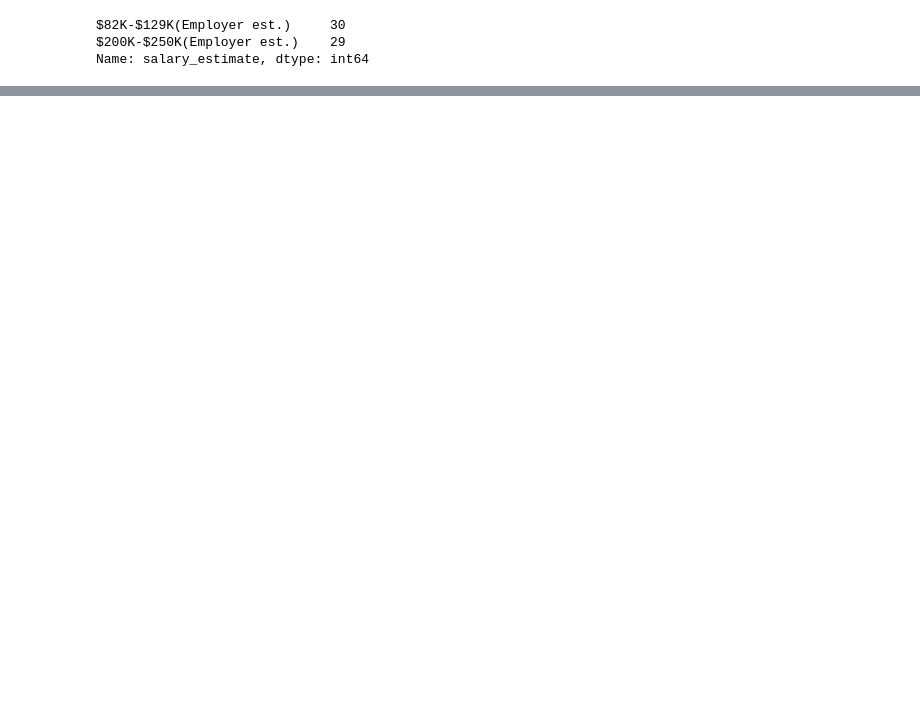
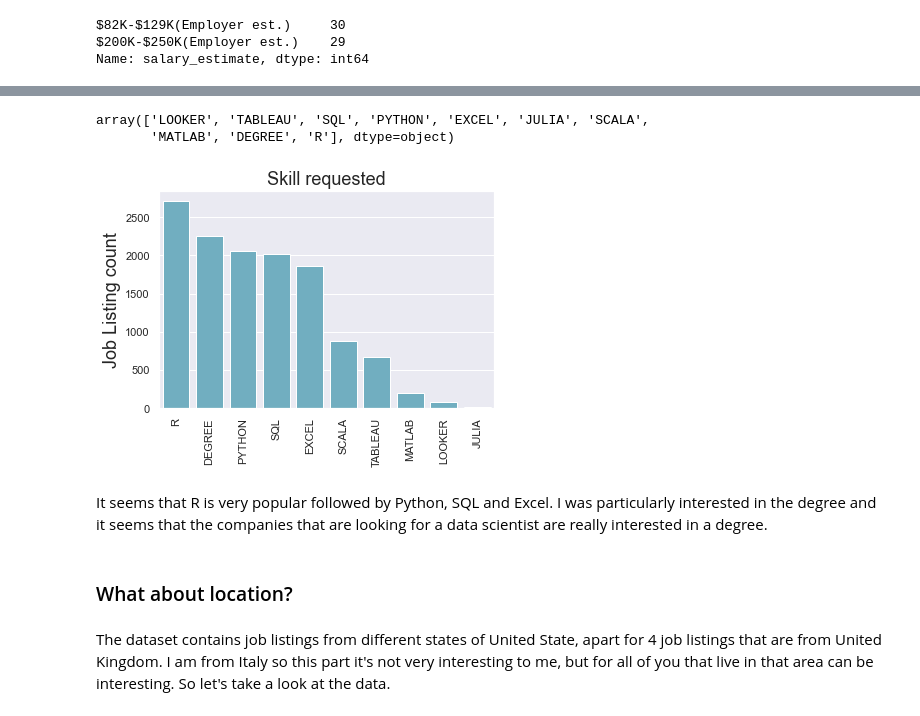
Before and after one commit to mariangelabonghi/DataAnalysis, a Jupyter notebook: DataScientistJob/DataScientistJobs.ipynb, the cells around one changed output, grey strips where cells are left out. Saved outputs shown, nothing was run; the diff lists cells and outputs as text; code cells hidden in the pictures; blank space fills up the shorter version.

Commit message:
feat: cleaning and exploring dataset

```diff
--- a/DataScientistJob/DataScientistJobs.ipynb
+++ b/DataScientistJob/DataScientistJobs.ipynb
@@ -317,0 +334,5 @@ Name: revenue, dtype: int64
+# %%
+skill =['LOOKER','TABLEAU','SQL','PYTHON','EXCEL','JULIA','SCALA','MATLAB','DEGREE','R']
+# %%
+skill_counts = df_copy[skill].sum()
+print(skill_counts)
@@ -317,0 +351,20 @@ Name: revenue, dtype: int64
+# %%
+skill_counts.index.values
+# %% [output]
+array(['LOOKER', 'TABLEAU', 'SQL', 'PYTHON', 'EXCEL', 'JULIA', 'SCALA',
+       'MATLAB', 'DEGREE', 'R'], dtype=object)
+# %%
+color_graph=sns.color_palette()[9]
+order_list =['R','DEGREE','PYTHON','SQL','EXCEL','SCALA','TABLEAU','MATLAB','LOOKER','JULIA']
+sns.barplot(x=skill_counts.index.values, y=skill_counts,color=color_graph,order=order_list)
+plt.xticks(rotation=90)
+plt.title('Skill requested',fontsize=18)
+plt.ylabel('Job Listing count',fontsize=18);
+# %% [output]
+[figure, added]
+# %% [markdown]
+It seems that R is very popular followed by Python, SQL and Excel. I was particularly interested in the degree and it seems that the companies that are looking for a data scientist are really interested in a degree.
+# %% [markdown]
+### What about location?
+# %% [markdown]
+The dataset contains job listings from different states of United State, apart for 4 job listings that are from United Kingdom. I am from Italy so this part it's not very interesting to me, but for all of you that live in that area can be interesting. So let's take a look at the data.
```
Also changed, not shown: parts of 73 cells of this notebook.
